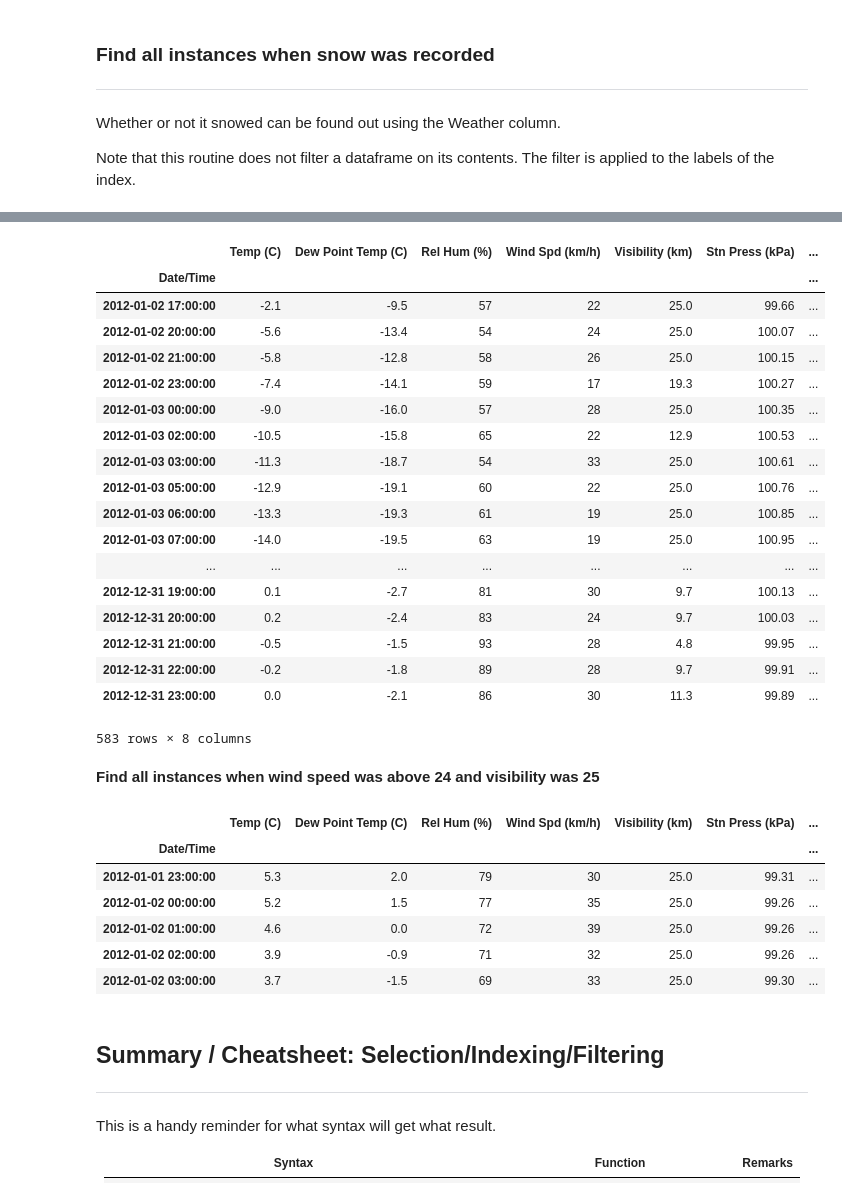
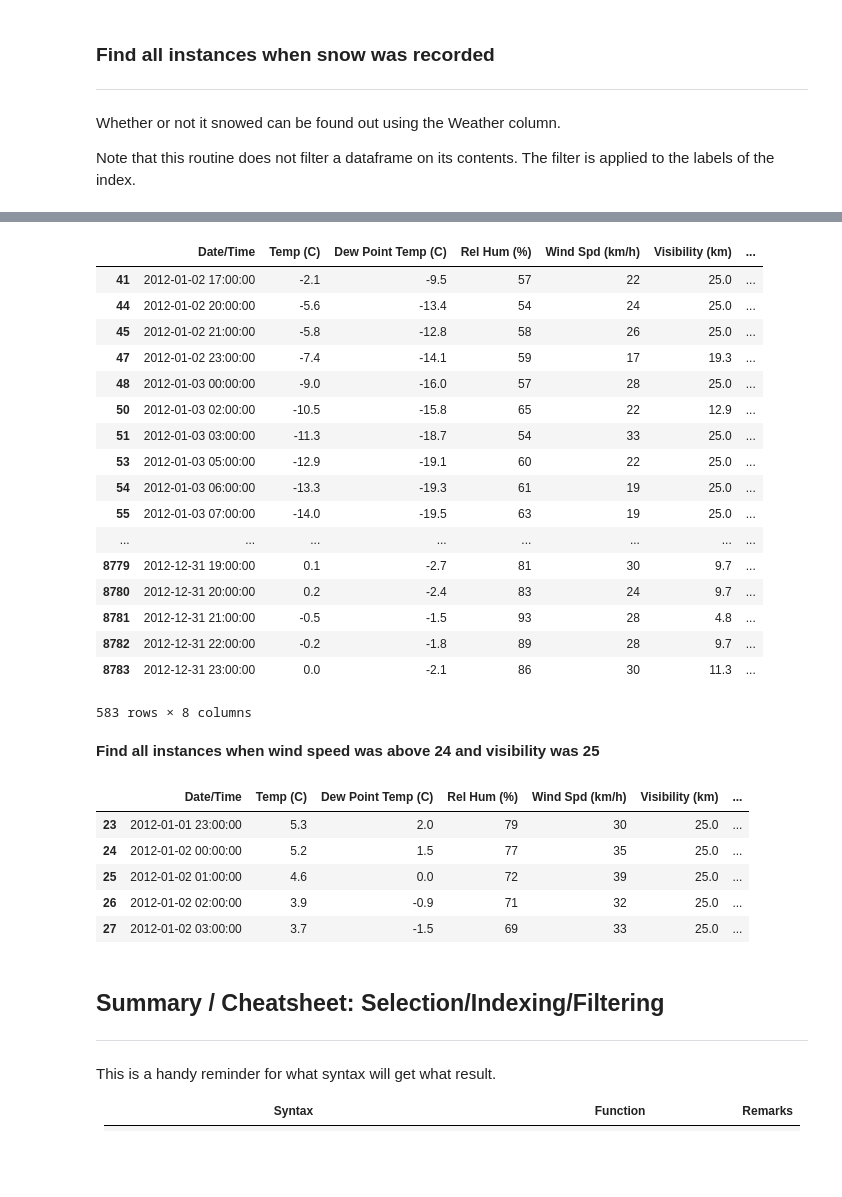
Before and after one commit to MayureshShilotri/26-Weeks-Of-Data-Science, a Jupyter notebook: Week-04-Pandas-Advanced/notebooks/Week-4 notebook.ipynb, the cells around one changed output, grey strips where cells are left out. Cells and saved outputs as stored; diff of their text form; code cells hidden in the pictures; blank space fills up the shorter version.

```diff
--- a/Week-04-Pandas-Advanced/notebooks/Week-4 notebook.ipynb
+++ b/Week-04-Pandas-Advanced/notebooks/Week-4 notebook.ipynb
@@ -489,41 +489,39 @@ array(['Fog', 'Freezing Drizzle,Fog', 'Mostly Cloudy', 'Cloudy', 'Rain',
 # %%
 # Basically, we want a way to "filter out" records that don't have the word "snow" (case insensitive) in the last column
 
-snowed_filter = weather_df2['Weather'].str.lower().str.contains('snow')
-weather_df2[snowed_filter]
+snowed_filter = weather_df['Weather'].str.lower().str.contains('snow')
+weather_df[snowed_filter]
 # %% [output]
-|  | Temp (C) | Dew Point Temp (C) | Rel Hum (%) | Wind Spd (km/h) | Visibility (km) | Stn Press (kPa) | ... |
-| Date/Time |  |  |  |  |  |  | ... |
-| 2012-01-02 17:00:00 | -2.1 | -9.5 | 57 | 22 | 25.0 | 99.66 | ... |
-| 2012-01-02 20:00:00 | -5.6 | -13.4 | 54 | 24 | 25.0 | 100.07 | ... |
-| 2012-01-02 21:00:00 | -5.8 | -12.8 | 58 | 26 | 25.0 | 100.15 | ... |
-| 2012-01-02 23:00:00 | -7.4 | -14.1 | 59 | 17 | 19.3 | 100.27 | ... |
-| 2012-01-03 00:00:00 | -9.0 | -16.0 | 57 | 28 | 25.0 | 100.35 | ... |
-| 2012-01-03 02:00:00 | -10.5 | -15.8 | 65 | 22 | 12.9 | 100.53 | ... |
-| 2012-01-03 03:00:00 | -11.3 | -18.7 | 54 | 33 | 25.0 | 100.61 | ... |
-| 2012-01-03 05:00:00 | -12.9 | -19.1 | 60 | 22 | 25.0 | 100.76 | ... |
-| 2012-01-03 06:00:00 | -13.3 | -19.3 | 61 | 19 | 25.0 | 100.85 | ... |
-| 2012-01-03 07:00:00 | -14.0 | -19.5 | 63 | 19 | 25.0 | 100.95 | ... |
+|  | Date/Time | Temp (C) | Dew Point Temp (C) | Rel Hum (%) | Wind Spd (km/h) | Visibility (km) | ... |
+| 41 | 2012-01-02 17:00:00 | -2.1 | -9.5 | 57 | 22 | 25.0 | ... |
+| 44 | 2012-01-02 20:00:00 | -5.6 | -13.4 | 54 | 24 | 25.0 | ... |
+| 45 | 2012-01-02 21:00:00 | -5.8 | -12.8 | 58 | 26 | 25.0 | ... |
+| 47 | 2012-01-02 23:00:00 | -7.4 | -14.1 | 59 | 17 | 19.3 | ... |
+| 48 | 2012-01-03 00:00:00 | -9.0 | -16.0 | 57 | 28 | 25.0 | ... |
+| 50 | 2012-01-03 02:00:00 | -10.5 | -15.8 | 65 | 22 | 12.9 | ... |
+| 51 | 2012-01-03 03:00:00 | -11.3 | -18.7 | 54 | 33 | 25.0 | ... |
+| 53 | 2012-01-03 05:00:00 | -12.9 | -19.1 | 60 | 22 | 25.0 | ... |
+| 54 | 2012-01-03 06:00:00 | -13.3 | -19.3 | 61 | 19 | 25.0 | ... |
+| 55 | 2012-01-03 07:00:00 | -14.0 | -19.5 | 63 | 19 | 25.0 | ... |
 | ... | ... | ... | ... | ... | ... | ... | ... |
-| 2012-12-31 19:00:00 | 0.1 | -2.7 | 81 | 30 | 9.7 | 100.13 | ... |
-| 2012-12-31 20:00:00 | 0.2 | -2.4 | 83 | 24 | 9.7 | 100.03 | ... |
-| 2012-12-31 21:00:00 | -0.5 | -1.5 | 93 | 28 | 4.8 | 99.95 | ... |
-| 2012-12-31 22:00:00 | -0.2 | -1.8 | 89 | 28 | 9.7 | 99.91 | ... |
-| 2012-12-31 23:00:00 | 0.0 | -2.1 | 86 | 30 | 11.3 | 99.89 | ... |
+| 8779 | 2012-12-31 19:00:00 | 0.1 | -2.7 | 81 | 30 | 9.7 | ... |
+| 8780 | 2012-12-31 20:00:00 | 0.2 | -2.4 | 83 | 24 | 9.7 | ... |
+| 8781 | 2012-12-31 21:00:00 | -0.5 | -1.5 | 93 | 28 | 4.8 | ... |
+| 8782 | 2012-12-31 22:00:00 | -0.2 | -1.8 | 89 | 28 | 9.7 | ... |
+| 8783 | 2012-12-31 23:00:00 | 0.0 | -2.1 | 86 | 30 | 11.3 | ... |
 583 rows × 8 columns
 # %% [markdown]
 **Find all instances when wind speed was above 24 and visibility was 25**
 # %%
-df = weather_df2[(weather_df2['Wind Spd (km/h)'] > 24) & (weather_df2['Visibility (km)']== 25)]
+df = weather_df[(weather_df['Wind Spd (km/h)'] > 24) & (weather_df['Visibility (km)']== 25)]
 df.head()
 # %% [output]
-|  | Temp (C) | Dew Point Temp (C) | Rel Hum (%) | Wind Spd (km/h) | Visibility (km) | Stn Press (kPa) | ... |
-| Date/Time |  |  |  |  |  |  | ... |
-| 2012-01-01 23:00:00 | 5.3 | 2.0 | 79 | 30 | 25.0 | 99.31 | ... |
-| 2012-01-02 00:00:00 | 5.2 | 1.5 | 77 | 35 | 25.0 | 99.26 | ... |
-| 2012-01-02 01:00:00 | 4.6 | 0.0 | 72 | 39 | 25.0 | 99.26 | ... |
-| 2012-01-02 02:00:00 | 3.9 | -0.9 | 71 | 32 | 25.0 | 99.26 | ... |
-| 2012-01-02 03:00:00 | 3.7 | -1.5 | 69 | 33 | 25.0 | 99.30 | ... |
+|  | Date/Time | Temp (C) | Dew Point Temp (C) | Rel Hum (%) | Wind Spd (km/h) | Visibility (km) | ... |
+| 23 | 2012-01-01 23:00:00 | 5.3 | 2.0 | 79 | 30 | 25.0 | ... |
+| 24 | 2012-01-02 00:00:00 | 5.2 | 1.5 | 77 | 35 | 25.0 | ... |
+| 25 | 2012-01-02 01:00:00 | 4.6 | 0.0 | 72 | 39 | 25.0 | ... |
+| 26 | 2012-01-02 02:00:00 | 3.9 | -0.9 | 71 | 32 | 25.0 | ... |
+| 27 | 2012-01-02 03:00:00 | 3.7 | -1.5 | 69 | 33 | 25.0 | ... |
 # %% [markdown]
 ## Summary / Cheatsheet: Selection/Indexing/Filtering
 ***
```
Also changed, not shown: parts of 17 cells of this notebook.
